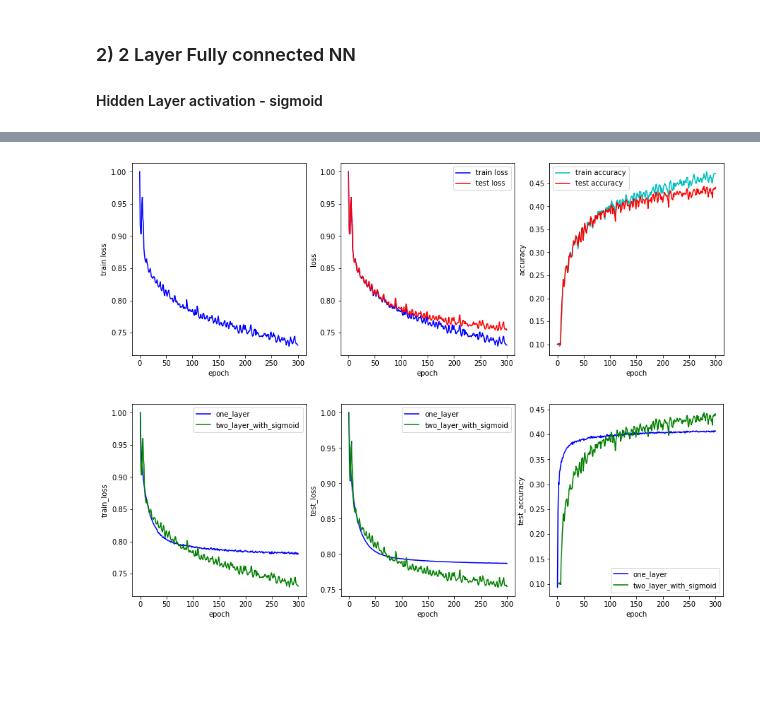
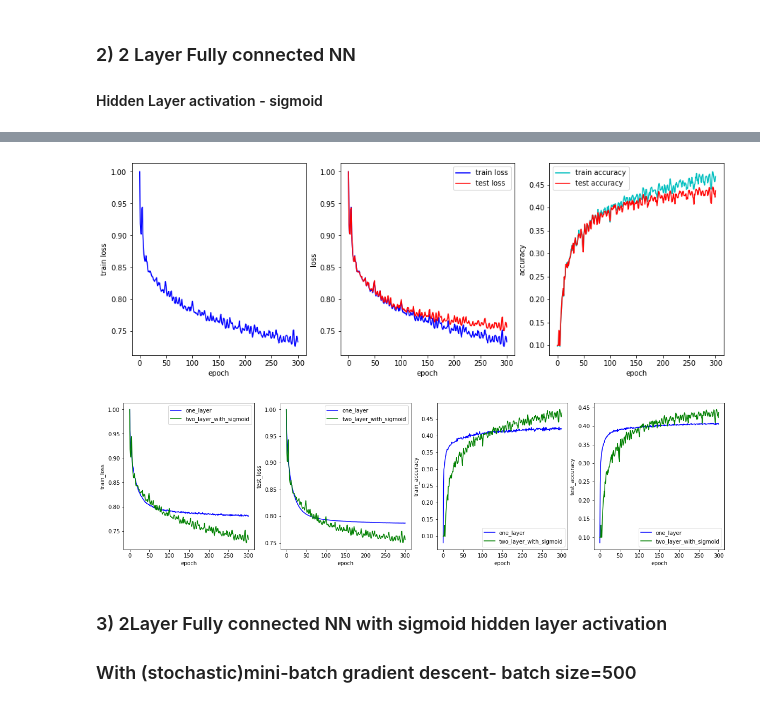
Before and after one commit to Tharindu-Nirmal/CVDeepLearning, a Jupyter notebook: src/scripts/A04_180701BQ1.ipynb, the cells around one changed output, grey strips where cells are left out. Saved outputs shown, nothing was run; the diff lists cells and outputs as text; code cells hidden in the pictures; blank space fills up the shorter version.

Commit message:
comparison plots for first 3 Neural nets

```diff
--- a/src/scripts/A04_180701BQ1.ipynb
+++ b/src/scripts/A04_180701BQ1.ipynb
@@ -120,7 +120,7 @@ def runlinearmodel(batchsize=batch_size,iterations=iterations,lr=lr,lr_decay=lr_
     rng = np.random.default_rng(seed=seed)
 
     for t in range(iterations+1):
-        batch_indices = np.random.choice(Ntr,batch_size)
+        batch_indices = np.random.choice(Ntr,batchsize)
         rng.shuffle(batch_indices)
         x = x_train[batch_indices]
         y = y_train[batch_indices]
@@ -129,7 +129,7 @@ def runlinearmodel(batchsize=batch_size,iterations=iterations,lr=lr,lr_decay=lr_
         y_pred = x.dot(w1) + b1
         testy = x_test.dot(w1) + b1
 
-        train_loss = reg_MSloss(y_pred,y,batch_size,reg,[w1]) #regularized mean square loss
+        train_loss = reg_MSloss(y_pred,y,batchsize,reg,[w1]) #regularized mean square loss
         test_loss = reg_MSloss(testy,y_test,10000,reg,[w1])
         loss_history.append(train_loss)
         test_losshistory.append(test_loss)
@@ -144,7 +144,7 @@ def runlinearmodel(batchsize=batch_size,iterations=iterations,lr=lr,lr_decay=lr_
         if t%10 == 0:
             print('epoch %d/%d: MSloss= %f-- ,test loss= %f--,train accracy= %f--, test accracy= %f' % (t,iterations,train_loss,test_loss,train_acc,val_acc))
 
-        dy_pred = (1./batch_size)*2.0*(y_pred-y)
+        dy_pred = (1./batchsize)*2.0*(y_pred-y)
         dw1 = x.T.dot(dy_pred) + reg*w1
         db1 = dy_pred.sum(axis=0)
 
@@ -154,7 +154,7 @@ def runlinearmodel(batchsize=batch_size,iterations=iterations,lr=lr,lr_decay=lr_
         lr *= lr_decay
 
     t1 = time.time()
-    print('time taken = ',(t1-t0))
+    print('time taken = ',(t1-t0)//60,'minutes -', (t1-t0)%60, 'seconds')
 
     return w1,loss_history,test_losshistory,train_acc_history,val_acc_history
 # %%
@@ -240,7 +240,7 @@ plt.show()
 def run2LNN(batchsize=batch_size,iterations=iterations,lr=lr,lr_decay=lr_decay,reg=reg):
     t0 = time.time()
     std=1e-5
-    H = 200
+    H = 200 # hidden layer number of neurons
     w1 = std*np.random.randn(Din, H)
     b1 = np.zeros(H)
     w2 = std*np.random.randn(H,K)
@@ -254,9 +254,9 @@ def run2LNN(batchsize=batch_size,iterations=iterations,lr=lr,lr_decay=lr_decay,r
     rng = np.random.default_rng(seed=seed)
 
     for t in range(iterations+1):
-        batch_indices = np.random.choice(Ntr,batch_size)
+        batch_indices = np.random.choice(Ntr,batchsize)
         rng.shuffle(batch_indices)
-        x = x_train[batch_indices]*255
+        x = x_train[batch_indices]*255 #made backprop more prominent
         y = y_train[batch_indices]
 
         # Forward pass
@@ -264,11 +264,11 @@ def run2LNN(batchsize=batch_size,iterations=iterations,lr=lr,lr_decay=lr_decay,r
         a = 1./(1 + np.exp(-z)) #sigmoid activation
         y_pred = a.dot(w2) + b2
 
-        testz = 255*x_test.dot(w1) + b1
+        testz = 255*x_test.dot(w1) + b1 #made backprop more prominent
         testa = 1./(1 + np.exp(-testz)) #sigmoid activation
         testy = testa.dot(w2) + b2
 
-        train_loss = reg_MSloss(y_pred,y,batch_size,reg,[w1,w2]) #regularized mean square loss
+        train_loss = reg_MSloss(y_pred,y,batchsize,reg,[w1,w2]) #regularized mean square loss
         test_loss = reg_MSloss(testy,y_test,10000,reg,[w1,w2])
         loss_history.append(train_loss)
         test_losshistory.append(test_loss)
@@ -283,7 +283,7 @@ def run2LNN(batchsize=batch_size,iterations=iterations,lr=lr,lr_decay=lr_decay,r
         if t%10 == 0:
             print('epoch %d/%d: MSloss= %f-- ,test loss= %f--,train accracy= %f--, test accracy= %f' % (t,iterations,train_loss,test_loss,train_acc,val_acc))
 
-        dy_pred = (1./batch_size)*2.0*(y_pred-y)
+        dy_pred = (1./batchsize)*2.0*(y_pred-y)
         dw2 = a.T.dot(dy_pred) + reg*w2
         db2 = dy_pred.sum(axis=0)
 
@@ -302,7 +302,7 @@ def run2LNN(batchsize=batch_size,iterations=iterations,lr=lr,lr_decay=lr_decay,r
         lr *= lr_decay
 
     t1 = time.time()
-    print('time taken = ',(t1-t0))
+    print('time taken = ',(t1-t0)//60,'minutes -', (t1-t0)%60, 'seconds')
 
     return loss_history,test_losshistory,train_acc_history,val_acc_history
 # %%
@@ -344,27 +344,36 @@ ax[2].set_xlabel('epoch')
 ax[2].set_ylabel('accuracy')
 ax[2].legend(['train accuracy','test accuracy']);
 # %% [output]
-[figure, old version]
+[figure, new version]
 # %%
-#comparision
+#comparision with the 1 layer network
 #display Train loss,train accuracy
-fig,ax = plt.subplots(1,3,figsize=(15,5))
+fig,ax = plt.subplots(1,4,figsize=(20,5))
 ax[0].plot(loss_history1,'b')
 ax[0].plot(loss_history2,'g')
 ax[0].set_xlabel('epoch')
 ax[0].set_ylabel('train_loss')
 ax[0].legend(['one_layer','two_layer_with_sigmoid'])
 
 ax[1].plot(test_losshistory1,'b')
 ax[1].plot(test_losshistory2,'g')
 ax[1].set_xlabel('epoch')
 ax[1].set_ylabel('test_loss')
 ax[1].legend(['one_layer','two_layer_with_sigmoid'])
 
-ax[2].plot(val_acc_history1,'b')
-ax[2].plot(val_acc_history2,'g')
+ax[2].plot(train_acc_history1,'b')
+ax[2].plot(train_acc_history2,'g')
 ax[2].set_xlabel('epoch')
-ax[2].set_ylabel('test_accuracy')
-ax[2].legend(['one_layer','two_layer_with_sigmoid']);
+ax[2].set_ylabel('train_accuracy')
+ax[2].legend(['one_layer','two_layer_with_sigmoid'])
+
+ax[3].plot(val_acc_history1,'b')
+ax[3].plot(val_acc_history2,'g')
+ax[3].set_xlabel('epoch')
+ax[3].set_ylabel('test_accuracy')
+ax[3].legend(['one_layer','two_layer_with_sigmoid']);
 # %% [output]
-[figure, old version]
+[figure, new version]
+# %% [markdown]
+### 3) 2Layer Fully connected NN with sigmoid hidden layer activation
+### With (stochastic)mini-batch gradient descent- batch size=500
```
Also changed, not shown: parts of 8 cells of this notebook.
